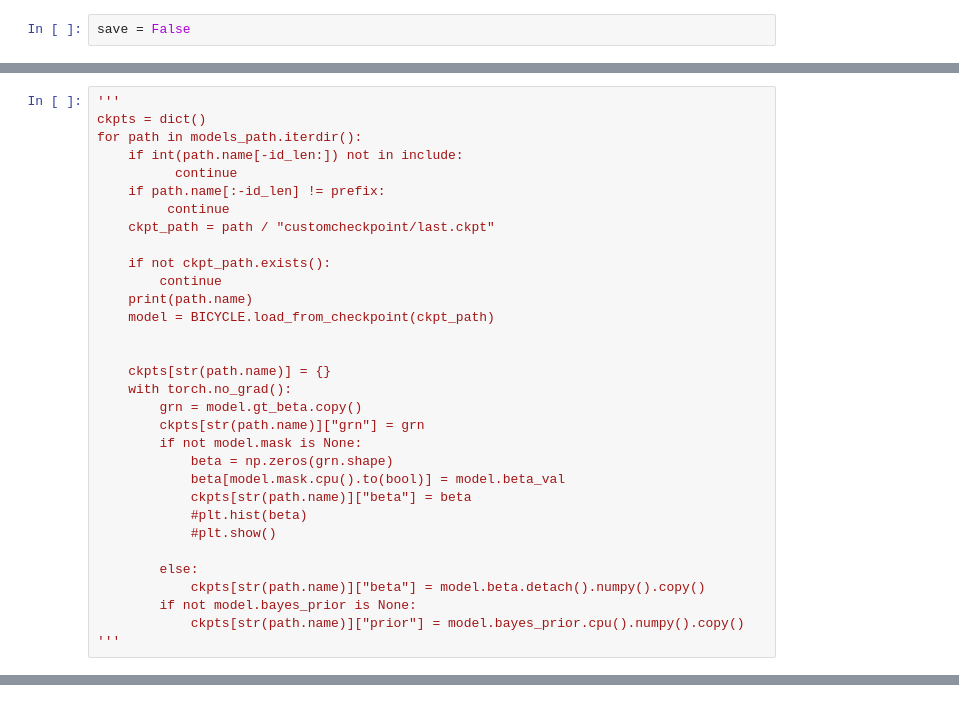
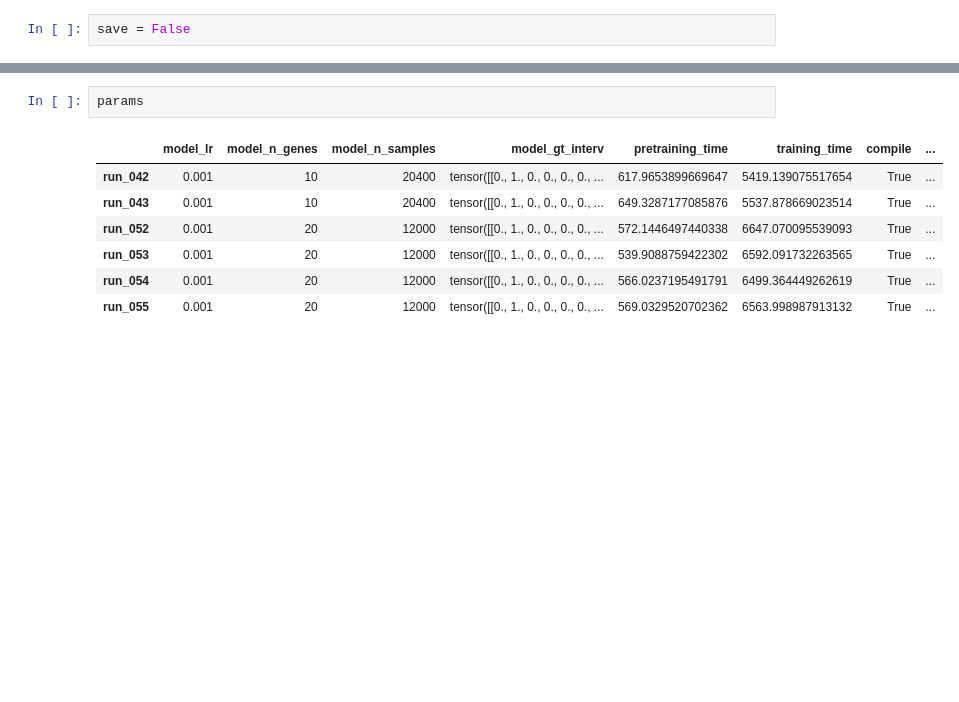
Before and after one commit to NTBiotech/bicycle, a Jupyter notebook: notebooks/experiments/masking/AUPRC.ipynb, the cells around one changed output, grey strips where cells are left out. Cells and saved outputs as stored; diff of their text form; blank space fills up the shorter version.

```diff
--- a/notebooks/experiments/masking/AUPRC.ipynb
+++ b/notebooks/experiments/masking/AUPRC.ipynb
@@ -134,32 +148,0 @@ run_008
-# %%
-'''
-ckpts = dict()
-for path in models_path.iterdir():
-    if int(path.name[-id_len:]) not in include:
-          continue
-    if path.name[:-id_len] != prefix:
-         continue
-    ckpt_path = path / "customcheckpoint/last.ckpt"
-
-    if not ckpt_path.exists():
-        continue
-    print(path.name)
-    model = BICYCLE.load_from_checkpoint(ckpt_path)
-
-
-    ckpts[str(path.name)] = {}
-    with torch.no_grad():
-        grn = model.gt_beta.copy()
-        ckpts[str(path.name)]["grn"] = grn
-        if not model.mask is None:
-            beta = np.zeros(grn.shape)
-            beta[model.mask.cpu().to(bool)] = model.beta_val
-            ckpts[str(path.name)]["beta"] = beta
-            #plt.hist(beta)
-            #plt.show()
-
-        else:
-            ckpts[str(path.name)]["beta"] = model.beta.detach().numpy().copy()
-        if not model.bayes_prior is None:
-            ckpts[str(path.name)]["prior"] = model.bayes_prior.cpu().numpy().copy()
-'''
@@ -224,3 +215,13 @@ last epoch:  9999
+# %%
+params
+# %% [output]
+|  | model_lr | model_n_genes | model_n_samples | model_gt_interv | pretraining_time | training_time | compile | ... |
+| run_042 | 0.001 | 10 | 20400 | tensor([[0., 1., 0., 0., 0., 0., ... | 617.9653899669647 | 5419.139075517654 | True | ... |
+| run_043 | 0.001 | 10 | 20400 | tensor([[0., 1., 0., 0., 0., 0., ... | 649.3287177085876 | 5537.878669023514 | True | ... |
+| run_052 | 0.001 | 20 | 12000 | tensor([[0., 1., 0., 0., 0., 0., ... | 572.1446497440338 | 6647.070095539093 | True | ... |
+| run_053 | 0.001 | 20 | 12000 | tensor([[0., 1., 0., 0., 0., 0., ... | 539.9088759422302 | 6592.091732263565 | True | ... |
+| run_054 | 0.001 | 20 | 12000 | tensor([[0., 1., 0., 0., 0., 0., ... | 566.0237195491791 | 6499.364449262619 | True | ... |
+| run_055 | 0.001 | 20 | 12000 | tensor([[0., 1., 0., 0., 0., 0., ... | 569.0329520702362 | 6563.998987913132 | True | ... |
 # %%
 n = 1
 if param_of_interest != "run_id":
```
Also changed, not shown: parts of 9 cells of this notebook, 1 other file.
